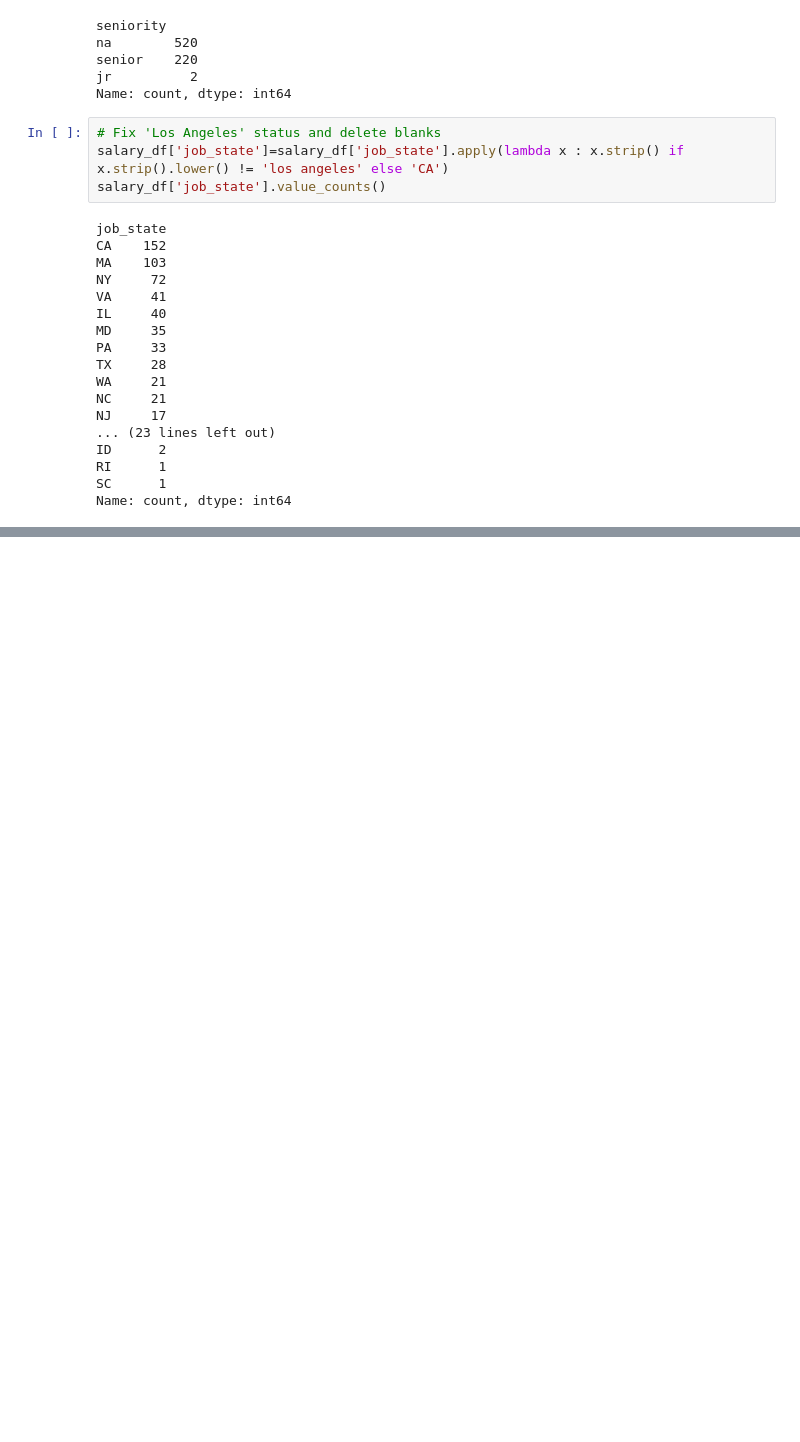
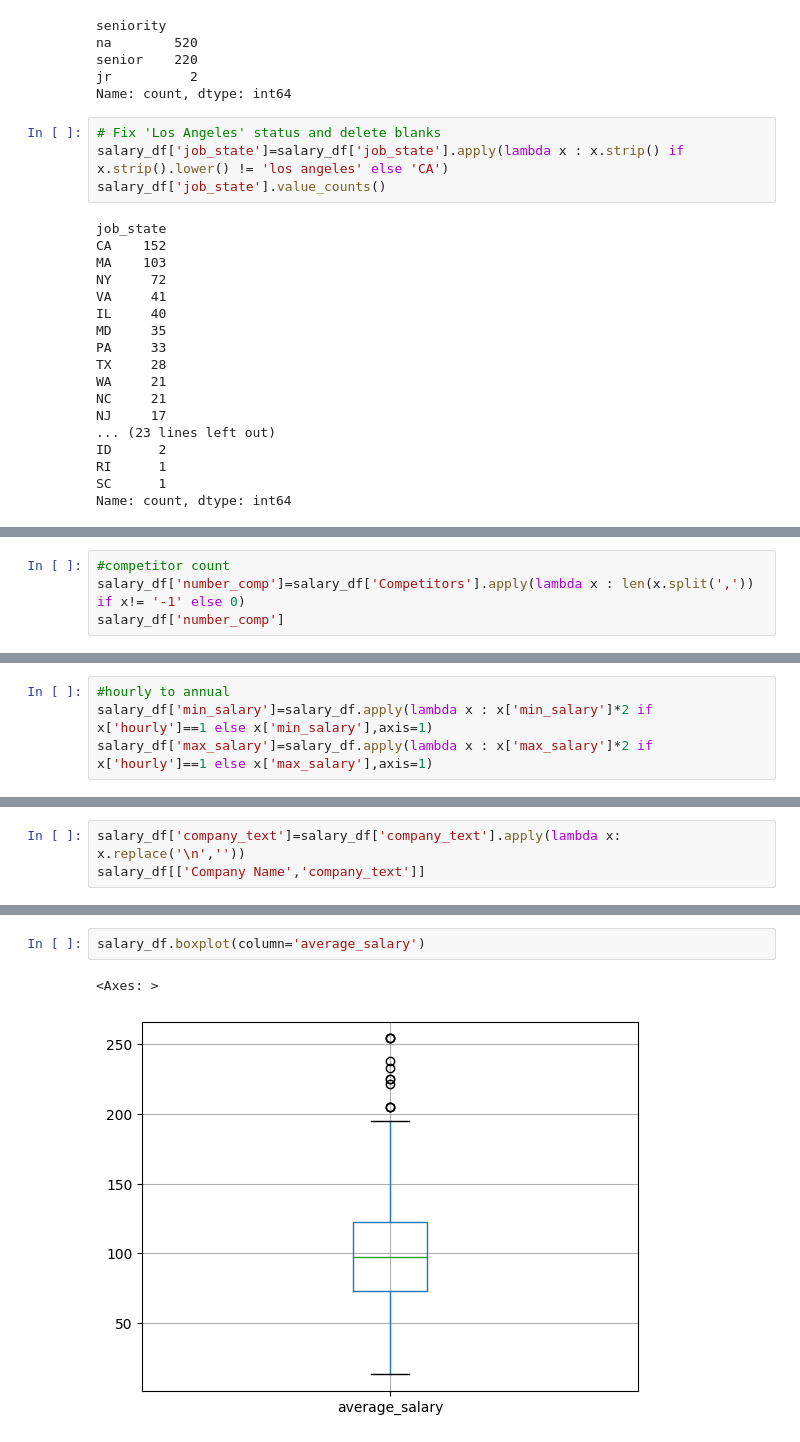
Before and after one commit to franguz03/Data-science-salary-projections, a Jupyter notebook: data_science_projection/data_EDA.ipynb, the cells around one changed output, grey strips where cells are left out. Drawn from its saved outputs; the diff is of its cells as text; blank space fills up the shorter version.

```diff
--- a/data_science_projection/data_EDA.ipynb
+++ b/data_science_projection/data_EDA.ipynb
@@ -91 +92,5 @@ salary_df.desc_len
 Name: desc_len, Length: 742, dtype: int64
+# %%
+#competitor count
+salary_df['number_comp']=salary_df['Competitors'].apply(lambda x : len(x.split(',')) if x!= '-1' else 0)
+salary_df['number_comp']
@@ -91,0 +121,4 @@ Name: desc_len, Length: 742, dtype: int64
+# %%
+#hourly to annual
+salary_df['min_salary']=salary_df.apply(lambda x : x['min_salary']*2 if x['hourly']==1 else x['min_salary'],axis=1)
+salary_df['max_salary']=salary_df.apply(lambda x : x['max_salary']*2 if x['hourly']==1 else x['max_salary'],axis=1)
@@ -91,0 +161,3 @@ Name: desc_len, Length: 742, dtype: int64
+# %%
+salary_df['company_text']=salary_df['company_text'].apply(lambda x: x.replace('\n',''))
+salary_df[['Company Name','company_text']]
@@ -91,0 +190,5 @@ Name: desc_len, Length: 742, dtype: int64
+# %%
+salary_df.boxplot(column='average_salary')
+# %% [output]
+<Axes: >
+[figure, added]
```
Also changed, not shown: parts of 17 cells of this notebook, 2 other files.
